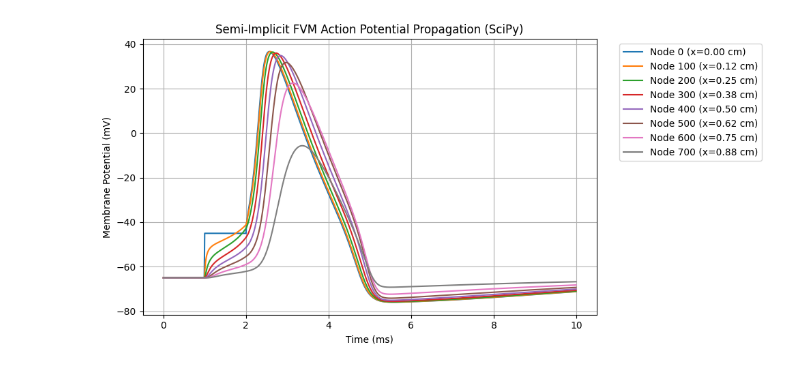
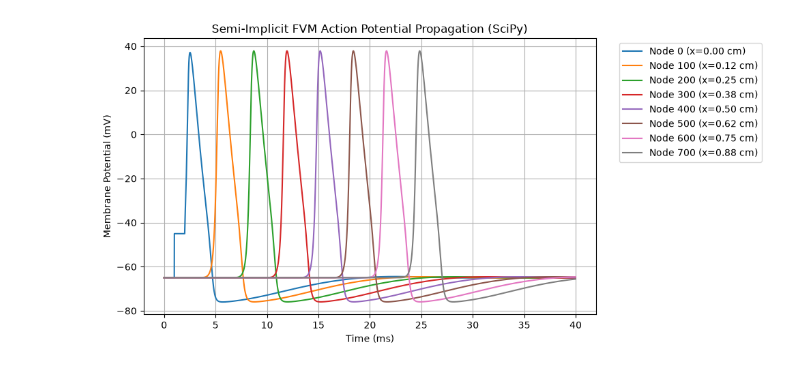
Before and after one commit to pdemarin/Comp-Neuro-Project-Notebook, a Jupyter notebook: model_notebook.ipynb, the cells around one changed output. Drawn from its saved outputs; the diff is of its cells as text; code cells hidden in the pictures.

Commit message:
Added figures. Made corrections to calculations. g_axial was inn the wrong units, resulting in far-too-fast AP propogation.

```diff
--- a/model_notebook.ipynb
+++ b/model_notebook.ipynb
@@ -9,51 +9,49 @@ class FVM_HodgkinHuxley:
         self.num_nodes = num_nodes
         self.g_axial = g_axial
 
-        # Replaces PyG's `aggr_out`: pre-calculate the sum of g_axial connected to each node.
-        # Interior nodes have 2 neighbors (East & West); sealed boundaries have 1 neighbor.
         self.axial_sum = np.full(num_nodes, 2.0 * g_axial)
-        self.axial_sum[0] = 1.0 * g_axial   # Left sealed boundary (no West neighbor)
-        self.axial_sum[-1] = 1.0 * g_axial  # Right boundary (no East neighbor)
+        self.axial_sum[0] = 1.0 * g_axial
+        self.axial_sum[-1] = 1.0 * g_axial
 
-    ## Internal class functions to define the alpha and beta functions
     @staticmethod
     def _rate_fractional(v, A, V_shift, K, eps):
-        return A * (v + V_shift) / (1.0 - np.exp(-(v + V_shift) / K) + eps)
+        neg_u = np.clip(-(v + V_shift) / K, -500.0, 500.0)
+        return A * (v + V_shift) / (-np.expm1(neg_u) + eps)
 
     @staticmethod
     def _rate_exponential(v, A, V_shift, K):
-        return A * np.exp(-(v + V_shift) / K)
+        neg_u = np.clip(-(v + V_shift) / K, -500.0, 500.0)
+        return A * np.exp(neg_u)
 
     @staticmethod
     def _rate_inverse_sigmoid(v, A, V_shift, K):
-        return A / (1.0 + np.exp(-(v + V_shift) / K))
+        neg_u = np.clip(-(v + V_shift) / K, -500.0, 500.0)
+        return A / (1.0 + np.exp(neg_u))
 
     def step(self, V, gating_vars, p, I_ext, dt):
-        # 1. Unpack the gating variables (shape: [num_nodes,])
         m, h, n = gating_vars[:, 0], gating_vars[:, 1], gating_vars[:, 2]
 
-        # 2. Rush-Larsen exact exponential integration for m, h, n
+        # Rush-Larsen without dividing by tau (avoids 1/0 when alpha+beta is large)
         alpha_m = self._rate_fractional(V, *p['alpha_m'])
         beta_m  = self._rate_exponential(V, *p['beta_m'])
-        m_inf = alpha_m / (alpha_m + beta_m)
-        tau_m = 1.0 / (alpha_m + beta_m)
-        m_new = m_inf + (m - m_inf) * np.exp(-dt / tau_m)
+        sum_m   = alpha_m + beta_m
+        m_inf   = alpha_m / sum_m
+        m_new   = m_inf + (m - m_inf) * np.exp(-dt * sum_m)
 
         alpha_h = self._rate_exponential(V, *p['alpha_h'])
         beta_h  = self._rate_inverse_sigmoid(V, *p['beta_h'])
-        h_inf = alpha_h / (alpha_h + beta_h)
-        tau_h = 1.0 / (alpha_h + beta_h)
-        h_new = h_inf + (h - h_inf) * np.exp(-dt / tau_h)
+        sum_h   = alpha_h + beta_h
+        h_inf   = alpha_h / sum_h
+        h_new   = h_inf + (h - h_inf) * np.exp(-dt * sum_h)
 
         alpha_n = self._rate_fractional(V, *p['alpha_n'])
         beta_n  = self._rate_exponential(V, *p['beta_n'])
-        n_inf = alpha_n / (alpha_n + beta_n)
-        tau_n = 1.0 / (alpha_n + beta_n)
-        n_new = n_inf + (n - n_inf) * np.exp(-dt / tau_n)
+        sum_n   = alpha_n + beta_n
+        n_inf   = alpha_n / sum_n
+        n_new   = n_inf + (n - n_inf) * np.exp(-dt * sum_n)
 
         gating_vars_new = np.column_stack([m_new, h_new, n_new])
 
-        # 3. Linearized ionic current terms (Eqs. 10-14 in Ashraf et al., 2026)
         g_Na_eff = p['g_Na'] * (m_new**3) * h_new
         g_K_eff  = p['g_K']  * (n_new**4)
         g_L_eff  = p['g_L']
@@ -63,7 +61,6 @@ class FVM_HodgkinHuxley:
                     g_K_eff  * p['E_K']  +
                     g_L_eff  * p['E_L'])
 
-        # 4. Construct diagonal (a_P) and right-hand side vector (b_P)
         a_P = 1.0 + (dt / p['C_m']) * (self.axial_sum + g_total)
         b_P = V + (dt / p['C_m']) * (I_linear + I_ext)
 
@@ -171,20 +198,20 @@ plt.show()
 # %%
 # Plotting Action Potential Propagation
 
 plt.figure(figsize=(10, 5))
 
 for node in range(0, 800, 100):
-    plt.plot(time_track[0:1000], history_V[0:1000, node], label=f'Node {node} (x={node*dx:.2f} cm)')
+    plt.plot(time_track[0:4000], history_V[0:4000, node], label=f'Node {node} (x={node*dx:.2f} cm)')
 
 plt.title("Semi-Implicit FVM Action Potential Propagation (SciPy)")
 plt.xlabel("Time (ms)")
 plt.ylabel("Membrane Potential (mV)")
 
 # Move the large legend outside the main plot area
 plt.legend(bbox_to_anchor=(1.04, 1), loc="upper left")
 plt.grid(True)
 plt.tight_layout()
 plt.show()
 # %% [output]
-[figure, old version]
+[figure, new version]
 # %%
```
Also changed, not shown: parts of 10 cells of this notebook.
